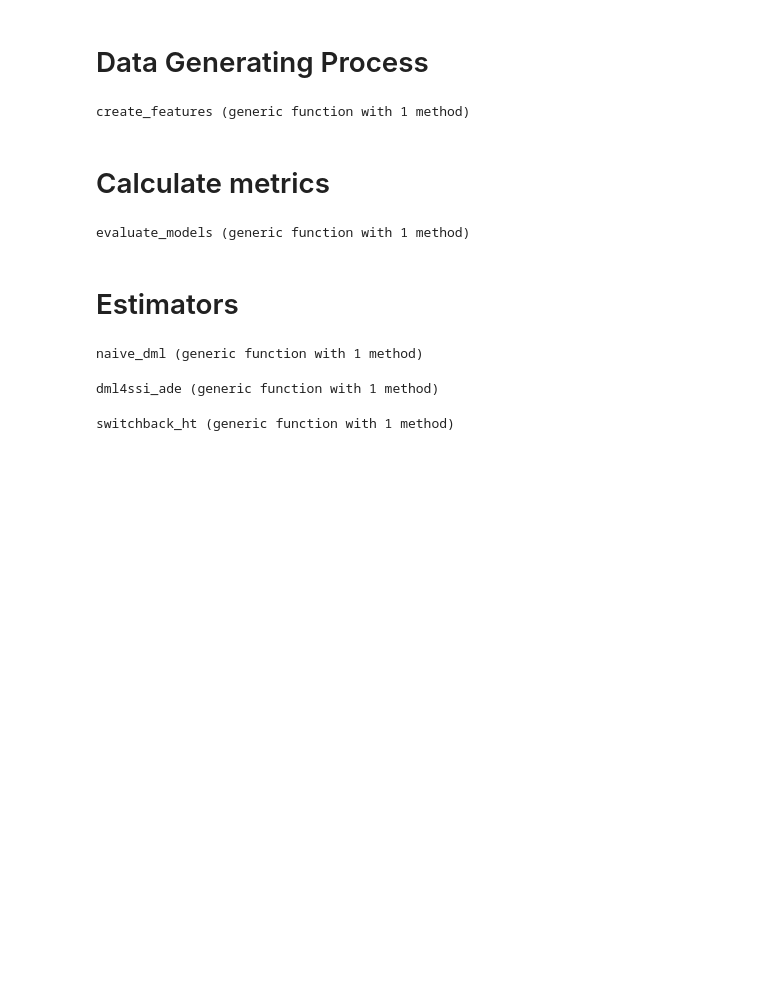
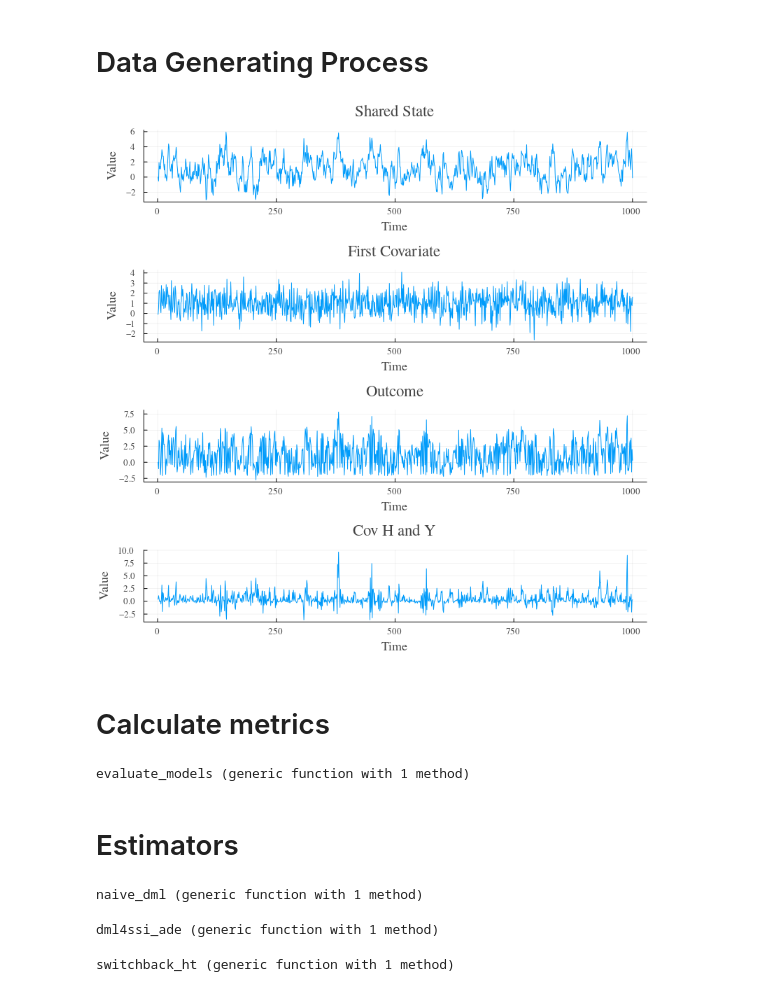
Before and after one commit to johnchrishays/dml4ssi, a Jupyter notebook: simulations.ipynb, the cells around one changed output. Drawn from its saved outputs; the diff is of its cells as text; code cells hidden in the pictures; blank space fills up the shorter version.

```diff
--- a/simulations.ipynb
+++ b/simulations.ipynb
@@ -56,7 +56,7 @@ function h_star_global(D, X, H, treatment_assignment, est_ade)
     return H_global
 end
 
-function f_star(D, X, H, alpha, est_ade)
+function f_star(D, X, H, alpha, est_ade; beta = 0.5)
     """
     Compute the outcome at time t given covariates and the shared state
     """
@@ -69,12 +69,12 @@ function f_star(D, X, H, alpha, est_ade)
         rng = collect(1:6:size(H, 1))
         h_effect = exp.(-H[rng] / 3)
         h_effect = 2 * sigmoid(sum(h_effect)) - 1
-        return x_effect + d_effect + alpha * h_effect
+        return 2 * beta * x_effect + d_effect + 2 * (1 - beta) * alpha * h_effect
     end
 end
 
 
-function dgp(T, m, n_covariates, switch_period; mode="switch", est_ade = true, alpha = 1, sd_error = 1, eps = 0.1)
+function dgp(T, m, n_covariates, switch_period; mode="switch", est_ade = true, alpha = 1, sd_error = 1, eps = 0.1, beta = 0.5)
 
     sigma = 1
     if est_ade
@@ -99,48 +99,48 @@ function dgp(T, m, n_covariates, switch_period; mode="switch", est_ade = true, a
     elseif mode == "observational"
         D = [rand() < max(min(X[t,1], 1-eps), eps) ? 1 : 0 for t in 1:T]
     end
     @assert !isnothing(D) "D must be defined"
 
     Y = zeros(T)
     if est_ade
         d_H = 1
     else
         d_H = (size(X, 2) + 1)*m
     end
     H = zeros(T, d_H)
     for t in 2:T
         if est_ade
             H[t,1] = h_star_ade(D[t-1], X[t-1,:], Y[t-1], H[t-1,:])
         else
             H[t,:] = h_star_sb(D[t-1], X[t-1,:], H[t-1,:])
         end
-        Y[t] = f_star(D[t], X[t,:], H[t,:], alpha, est_ade) + randn()/sd_error
+        Y[t] = f_star(D[t], X[t,:], H[t,:], alpha, est_ade; beta = beta) + randn()/sd_error
     end
 
     return D, X, H, Y
 end
 
 function create_features(X, D, H)
     return reduce(hcat, [X, D, H])
 end
 
-# T = 1000  # Number of time periods
-# m = 50    # m-dependence parameter
-# switch_period = 100  # Period between treatment switches
-# n_samples = 3
-# sd_error = 10
-# alpha_val = 1
-# eps = 0.05
+T = 1000  # Number of time periods
+m = 50    # m-dependence parameter
+switch_period = 100  # Period between treatment switches
+n_samples = 3
+sd_error = 10
+alpha_val = 1
+eps = 0.05
 
-# D, X, H, Y = dgp(T, m, 4, switch_period, mode = "observational", est_ade = true, alpha = alpha_val, sd_error = sd_error, eps = eps)
+D, X, H, Y = dgp(T, m, 1, switch_period, mode = "observational", est_ade = true, alpha = alpha_val, sd_error = sd_error, eps = eps, beta = 0.5)
 
-# p1 = plot(1:T, [H[t,1] for t in 1:T], title="Shared State", xlabel="Time", ylabel="Value")
-# p2 = plot(1:T, X[:,1], title="First Covariate", xlabel="Time", ylabel="Value")
-# p3 = plot(1:T, Y, title="Outcome", xlabel="Time", ylabel="Value")
-# p4 = plot(1:T, [(H[t,1] - mean(H[:,1])) * (Y[t] - mean(Y))/std(Y)/std(H[:,1]) for t in 1:T], xlabel="Time", ylabel="Value", title="Cov H and Y")
-# plot(p1, p2, p3, p4, layout=(4,1), size=(800,800), legend=false)
+p1 = plot(1:T, [H[t,1] for t in 1:T], title="Shared State", xlabel="Time", ylabel="Value")
+p2 = plot(1:T, X[:,1], title="First Covariate", xlabel="Time", ylabel="Value")
+p3 = plot(1:T, Y, title="Outcome", xlabel="Time", ylabel="Value")
+p4 = plot(1:T, [(H[t,1] - mean(H[:,1])) * (Y[t] - mean(Y))/std(Y)/std(H[:,1]) for t in 1:T], xlabel="Time", ylabel="Value", title="Cov H and Y")
+plot(p1, p2, p3, p4, layout=(4,1), size=(800,800), legend=false)
 # %% [output]
-create_features (generic function with 1 method)
+[figure, added]
 # %% [markdown]
 # Calculate metrics
 # %%
```
Also changed, not shown: parts of 25 cells of this notebook.
